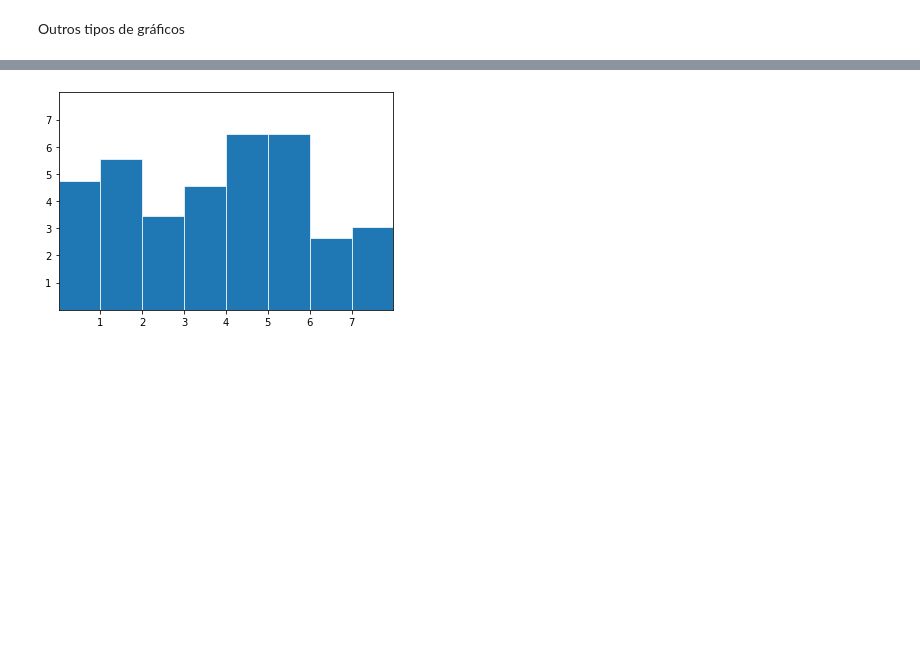
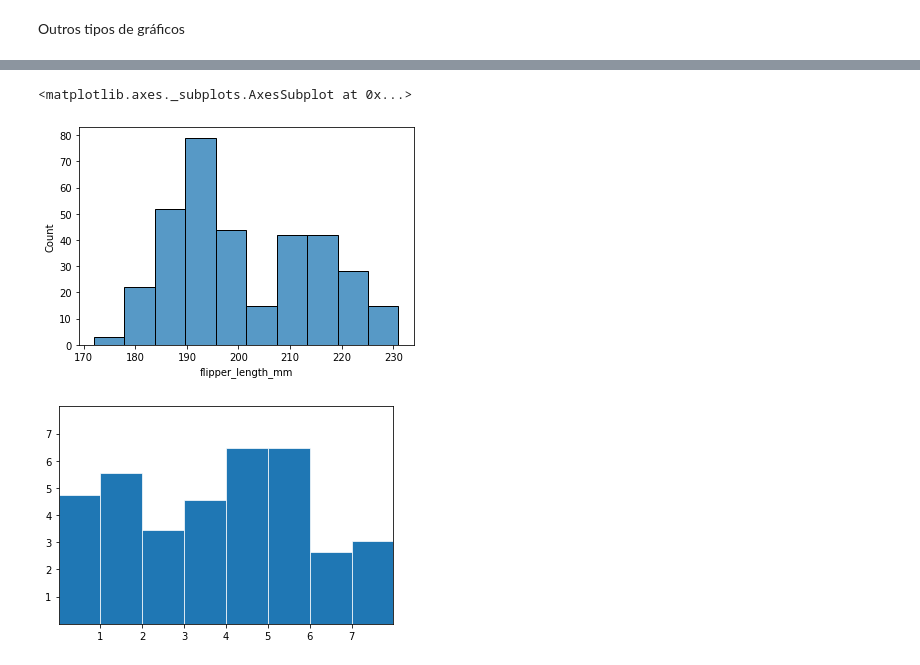
Before and after one commit to GuilhermeRuy97/Curso-ministrado-Python-para-Dados, a Jupyter notebook: 05_05_2022.ipynb, the cells around one changed output, grey strips where cells are left out. Drawn from its saved outputs; the diff is of its cells as text; code cells hidden in the pictures; blank space fills up the shorter version.

```diff
--- a/05_05_2022.ipynb
+++ b/05_05_2022.ipynb
@@ -2297,3 +2365,12 @@ plt.hist(s, 30)  # Gráfico de 30 elementos gerados
+# %%
+# Importando o seaborn
+import seaborn as sns
+
+penguins = sns.load_dataset("penguins")
+sns.histplot(data=penguins, x="flipper_length_mm")
+# %% [output]
+<matplotlib.axes._subplots.AxesSubplot at 0x...>
+[figure, added]
 # %%
 # Barras
 
```
Also changed, not shown: parts of 23 cells of this notebook.
